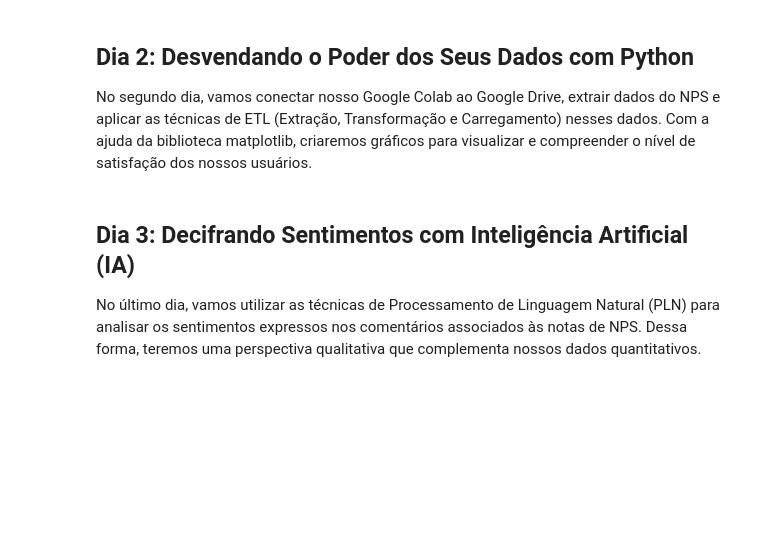
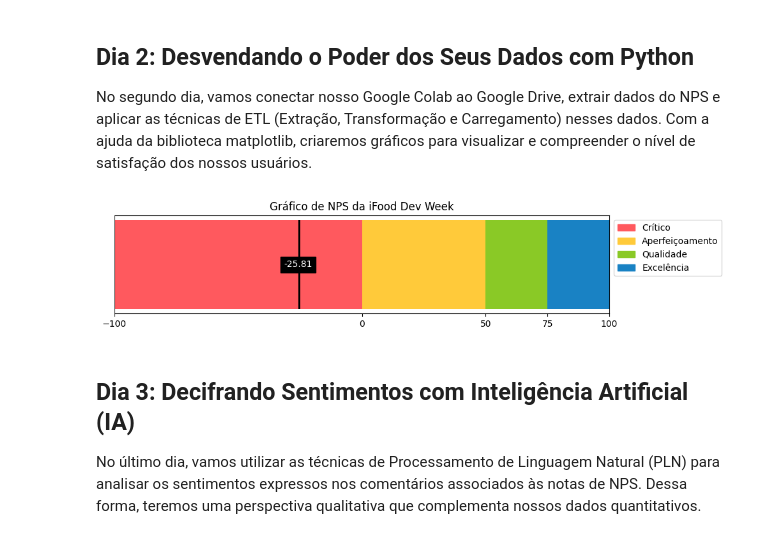
Before and after one commit to IgorMoraes07/IfoodDevWeek, a Jupyter notebook: ifood_dev_week_IgorMoraes.ipynb, the cells around one changed output. Saved outputs shown, nothing was run; the diff lists cells and outputs as text; code cells hidden in the pictures; blank space fills up the shorter version.

```diff
--- a/ifood_dev_week_IgorMoraes.ipynb
+++ b/ifood_dev_week_IgorMoraes.ipynb
@@ -14,7 +43,7 @@ Vamos mergulhar no Google Colab, aprendendo como ele pode ser usado para automat
 
 import pandas as pd
 
-dados = pd.read_csv('/content/feedbacks.csv', delimiter=';')
+dados = pd.read_csv('/content/sample_data/feedbacks.csv', delimiter=';')
 
 detratores = 0
 promotores = 0
@@ -78,7 +158,7 @@ class AnalisadorFeedback:
 
     return (promotores - detratores) / len(self.feedbacks) * 100
 
-dados = pd.read_csv('/content/feedbacks.csv', delimiter=';')
+dados = pd.read_csv('/content/sample_data/feedbacks.csv', delimiter=';')
 
 feedbacks = [Feedback(linha['nota'], linha['comentario'])  for i, linha in dados.iterrows()]
 
@@ -92,6 +172,52 @@ print(nps)
 ## Dia 2: Desvendando o Poder dos Seus Dados com Python
 
 No segundo dia, vamos conectar nosso Google Colab ao Google Drive, extrair dados do NPS e aplicar as técnicas de ETL (Extração, Transformação e Carregamento) nesses dados. Com a ajuda da biblioteca matplotlib, criaremos gráficos para visualizar e compreender o nível de satisfação dos nossos usuários.
+# %%
+"""
+Criar um gráfico usando "matplotlib" para visualizar o NPS que calculamos no Dia 1!
+"""
+
+import matplotlib.pyplot as plt
+import matplotlib.patches as mpatches
+
+# Definição das constantes que usaremos para visualizar o NPS
+NPS_ZONAS =   ['Crítico', 'Aperfeiçoamento', 'Qualidade', 'Excelência']
+NPS_VALORES = [-100, 0, 50, 75, 100]
+NPS_CORES =   ['#FF595E', '#FFCA3A', '#8AC926', '#1982C4']
+
+def criar_grafico_nps(nps):
+  # Inicia a figura e os eixos.
+  fig, ax = plt.subplots(figsize=(10, 2))
+
+  # Itera sobre as zonas para criar a barra de cores do gráfico.
+  for i, zona in enumerate(NPS_ZONAS):
+    ax.barh([0], width=NPS_VALORES[i+1]-NPS_VALORES[i], left=NPS_VALORES[i], color=NPS_CORES[i])
+
+  # Cria a "seta" que vai indicar o NPS no gráfico.
+  ax.barh([0], width=1, left=nps, color='black')
+  # Remove os ticks do eixo Y
+  ax.set_yticks([])
+  # Define os limites do eixo X
+  ax.set_xlim(-100, 100)
+  # Define os ticks do eixo X
+  ax.set_xticks(NPS_VALORES)
+
+  # Inclui um texto com o valor de NPS, o qual ficará alinhado com a "seta" criada anteriormente.
+  plt.text(nps, 0, f'{nps:.2f}', ha='center', va='center', color='white', bbox=dict(facecolor='black'))
+
+  # Cria a legenda do gráfico
+  patches = [mpatches.Patch(color=NPS_CORES[i], label=NPS_ZONAS[i]) for i in range(len(NPS_ZONAS))]
+  plt.legend(handles=patches, bbox_to_anchor=(1,1))
+
+  # Inclui um título no gráfico.
+  plt.title('Gráfico de NPS da iFood Dev Week')
+
+  # Mostra o gráfico.
+  plt.show()
+
+criar_grafico_nps(nps)
+# %% [output]
+[figure, added]
 # %% [markdown]
 ## Dia 3: Decifrando Sentimentos com Inteligência Artificial (IA)
 
```
Also changed, not shown: parts of 10 cells of this notebook.
